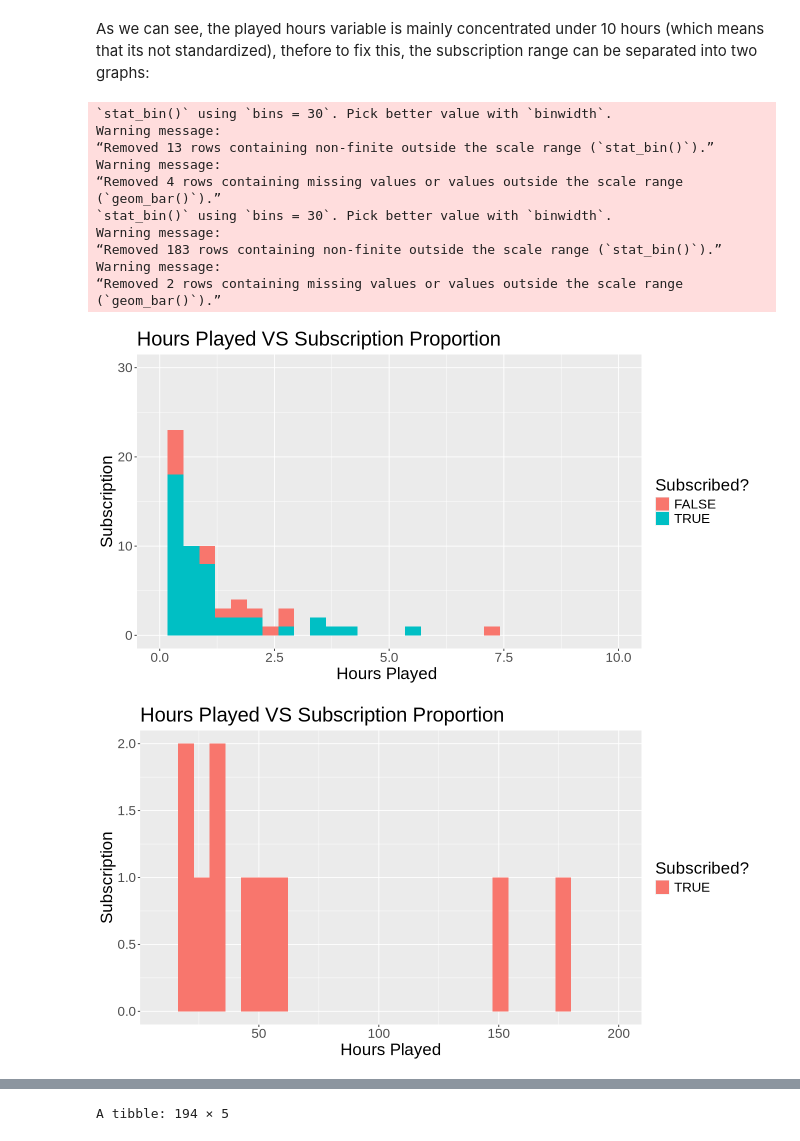
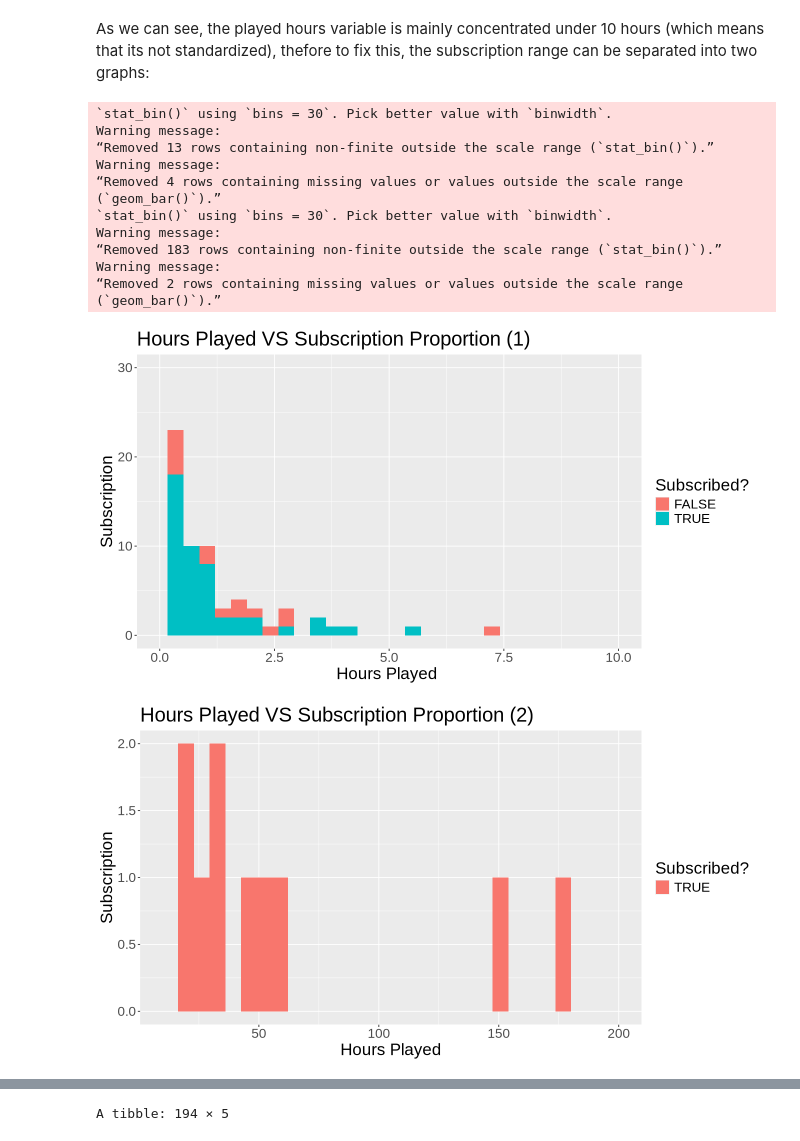
Before and after one commit to prabhwithanh/project, a Jupyter notebook: project.ipynb, the cells around one changed output, grey strips where cells are left out. Drawn from its saved outputs; the diff is of its cells as text; code cells hidden in the pictures.

```diff
--- a/project.ipynb
+++ b/project.ipynb
@@ -158,35 +158,35 @@ hours_plot_10 <- player_data |> ggplot(aes (x = played_hours, fill = subscribe))
     geom_histogram () +
     xlim(c (0, 10)) +
     ylim(c (0, 30)) +
-    labs(title="Hours Played VS Subscription Proportion",
+    labs(title="Hours Played VS Subscription Proportion (1)",
          x = "Hours Played ",
          y = "Subscription",
          fill = "Subscribed?") +
     theme (text = element_text (size = 20))
 hours_plot_10
 
 hours_plot_after_10 <- player_data |> ggplot (aes (x = played_hours, fill = subscribe)) +
     geom_histogram () +
     xlim (c (10, 200)) +
-    labs(title = "Hours Played VS Subscription Proportion",
+    labs(title = "Hours Played VS Subscription Proportion (2)",
          x = "Hours Played",
          y = "Subscription",
          fill = "Subscribed?") +
     theme (text = element_text (size = 20))
 hours_plot_after_10
 # %% [output]
 `stat_bin()` using `bins = 30`. Pick better value with `binwidth`.
 Warning message:
 “Removed 13 rows containing non-finite outside the scale range (`stat_bin()`).”
 Warning message:
 “Removed 4 rows containing missing values or values outside the scale range
 (`geom_bar()`).”
 `stat_bin()` using `bins = 30`. Pick better value with `binwidth`.
 Warning message:
 “Removed 183 rows containing non-finite outside the scale range (`stat_bin()`).”
 Warning message:
 “Removed 2 rows containing missing values or values outside the scale range
 (`geom_bar()`).”
-[figure, old version]
+[figure, new version]
-[figure, old version]
+[figure, new version]
 # %% [markdown]
```
Also changed, not shown: parts of 7 cells of this notebook.
